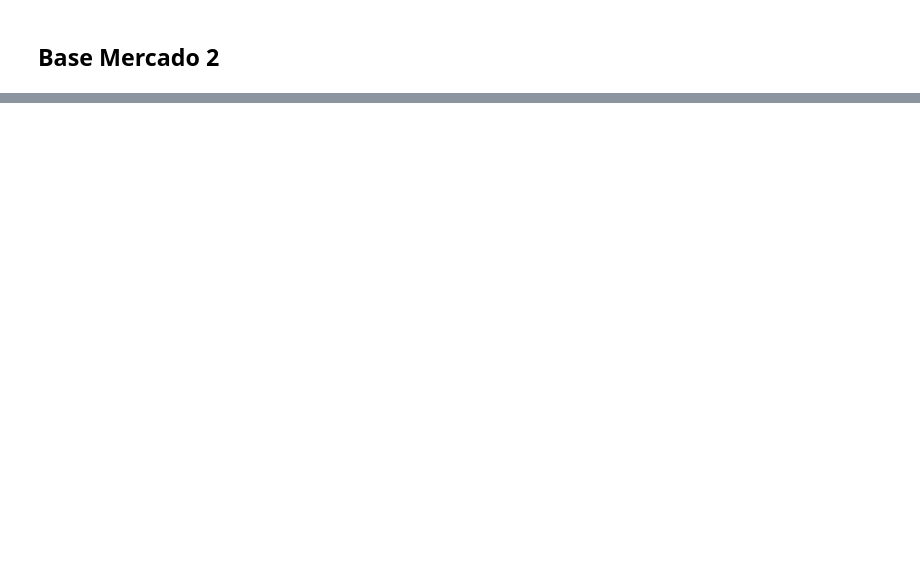
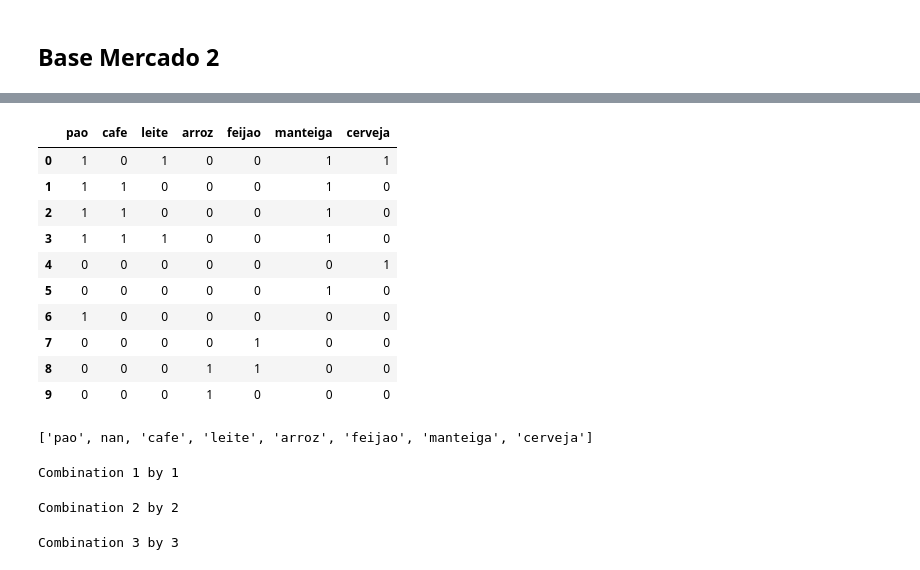
Before and after one commit to WES404/Machine_Learning_udemy, a Jupyter notebook: ML_UDEMY_Associacao.ipynb, the cells around one changed output, grey strips where cells are left out. Saved outputs shown, nothing was run; the diff lists cells and outputs as text; code cells hidden in the pictures; blank space fills up the shorter version.

```diff
--- a/ML_UDEMY_Associacao.ipynb
+++ b/ML_UDEMY_Associacao.ipynb
@@ -124,0 +171,31 @@ len(resultados)
+# %%
+mercad1_eclat = pd.read_csv('mercado.csv', header= None)
+# %%
+from pyECLAT import ECLAT
+eclat = ECLAT(data = mercad1_eclat)
+# %%
+eclat.df_bin
+# %% [output]
+|  | pao | cafe | leite | arroz | feijao | manteiga | cerveja |
+| 0 | 1 | 0 | 1 | 0 | 0 | 1 | 1 |
+| 1 | 1 | 1 | 0 | 0 | 0 | 1 | 0 |
+| 2 | 1 | 1 | 0 | 0 | 0 | 1 | 0 |
+| 3 | 1 | 1 | 1 | 0 | 0 | 1 | 0 |
+| 4 | 0 | 0 | 0 | 0 | 0 | 0 | 1 |
+| 5 | 0 | 0 | 0 | 0 | 0 | 1 | 0 |
+| 6 | 1 | 0 | 0 | 0 | 0 | 0 | 0 |
+| 7 | 0 | 0 | 0 | 0 | 1 | 0 | 0 |
+| 8 | 0 | 0 | 0 | 1 | 1 | 0 | 0 |
+| 9 | 0 | 0 | 0 | 1 | 0 | 0 | 0 |
+# %%
+eclat.uniq_
+# %% [output]
+['pao', nan, 'cafe', 'leite', 'arroz', 'feijao', 'manteiga', 'cerveja']
+# %%
+indices, suporte = eclat.fit(min_support = 0.3,
+                             min_combination = 1,
+                             max_combination = 3)
+# %% [output]
+Combination 1 by 1
+Combination 2 by 2
+Combination 3 by 3
```
Also changed, not shown: parts of 13 cells of this notebook.
